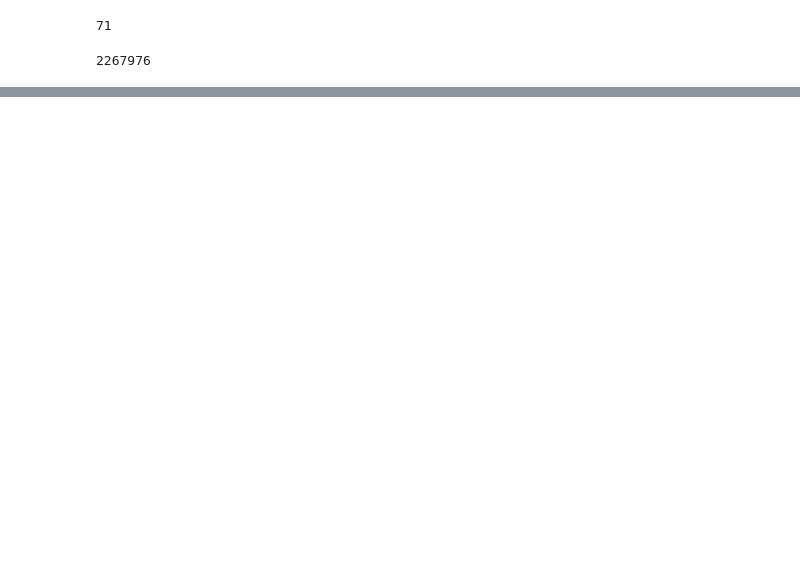
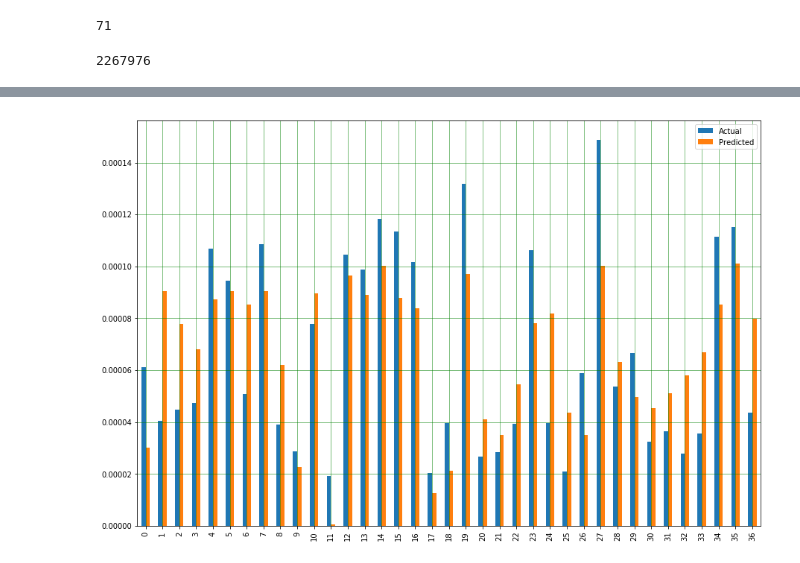
Before and after one commit to kedrboje/tst, a Jupyter notebook: mainLR.ipynb, the cells around one changed output, grey strips where cells are left out. Cells and saved outputs as stored; diff of their text form; code cells hidden in the pictures; blank space fills up the shorter version.

Commit message:
ready function linearreg for each uid

```diff
--- a/mainLR.ipynb
+++ b/mainLR.ipynb
@@ -125,0 +146,3 @@ df.head()
+# %%
+df0 = df[df['Uid code'] == 0].copy()
+df.head()
@@ -125,0 +156,9 @@ df.head()
+# %%
+x0 = df0[['Sale', 'ND']].values
+y0 = df0['PoS'].values
+
+X_train0, X_test0, Y_train0, Y_test0 = train_test_split(x0, y0, test_size=0.2, random_state=0)
+
+model = LinearRegression().fit(X_train0, Y_train0)
+coeff_df = pd.DataFrame(model.coef_, df0[['Sale', 'ND']].columns, columns=['Coefficient'])
+coeff_df
@@ -125,0 +169,4 @@ df.head()
+# %%
+y_pred = model.predict(X_test0)
+df_pred = pd.DataFrame({'Actual': Y_test0, 'Predicted': y_pred})
+df_pred[:]
@@ -125,0 +191,8 @@ df.head()
+# %%
+df1 = df_pred.head(50)
+df1.plot(kind='bar',figsize=(15,10))
+plt.grid(which='major', linestyle='-', linewidth='0.5', color='green')
+plt.grid(which='minor', linestyle=':', linewidth='0.5', color='black')
+plt.show()
+# %% [output]
+[figure, added]
```
Also changed, not shown: parts of 10 cells of this notebook.
